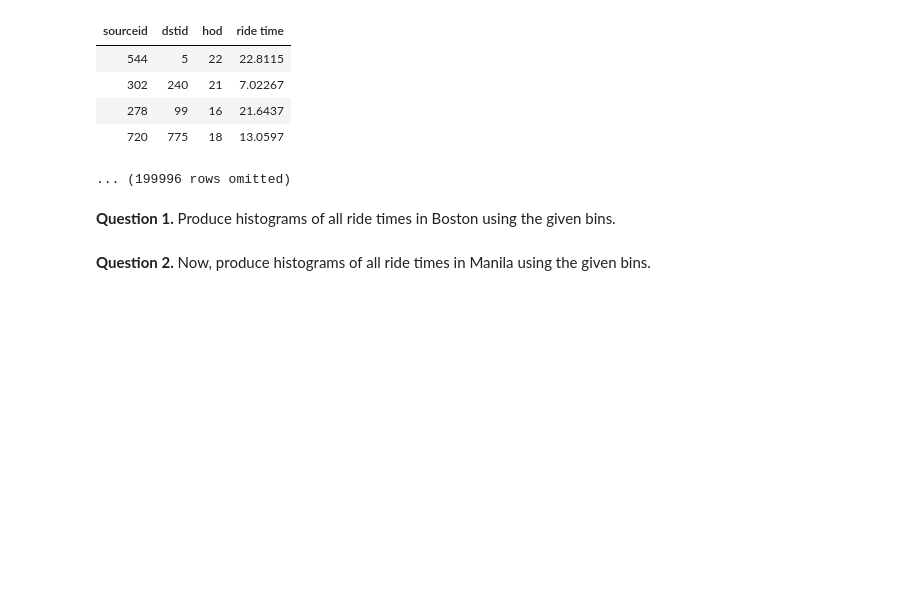
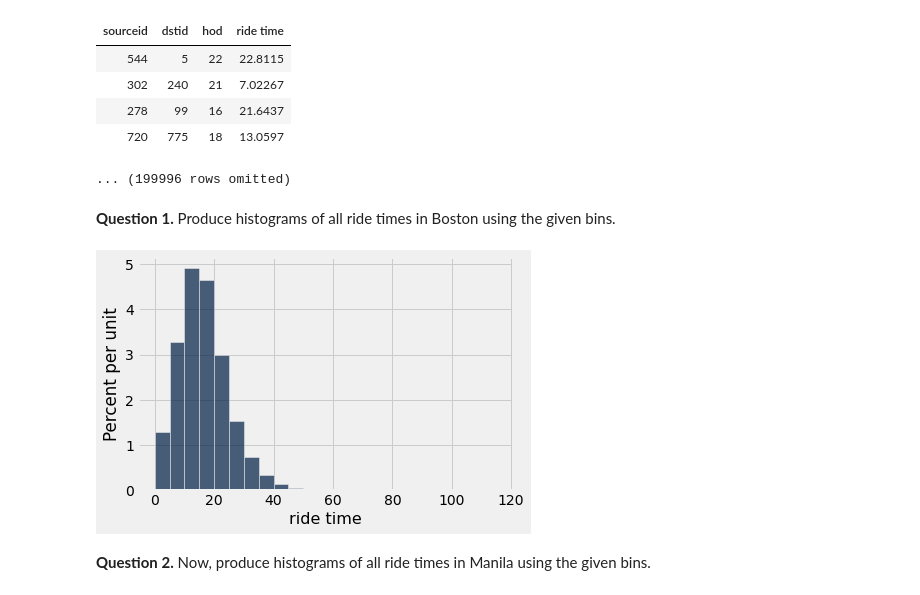
Before and after one commit to AUP-CS2065/hw, a Jupyter notebook: hw03/hw03.ipynb, the cells around one changed output. Cells and saved outputs as stored; diff of their text form; code cells hidden in the pictures; blank space fills up the shorter version.

```diff
--- a/hw03/hw03.ipynb
+++ b/hw03/hw03.ipynb
@@ -364,7 +364,9 @@ manual: true
 -->
 # %%
 equal_bins = np.arange(0, 120, 5)
-...
+boston.hist("ride time", bins=equal_bins)
+# %% [output]
+[figure, added]
 # %% [markdown]
 <!-- END QUESTION -->
 
```
Also changed, not shown: parts of 2 cells of this notebook, 26 other files.
